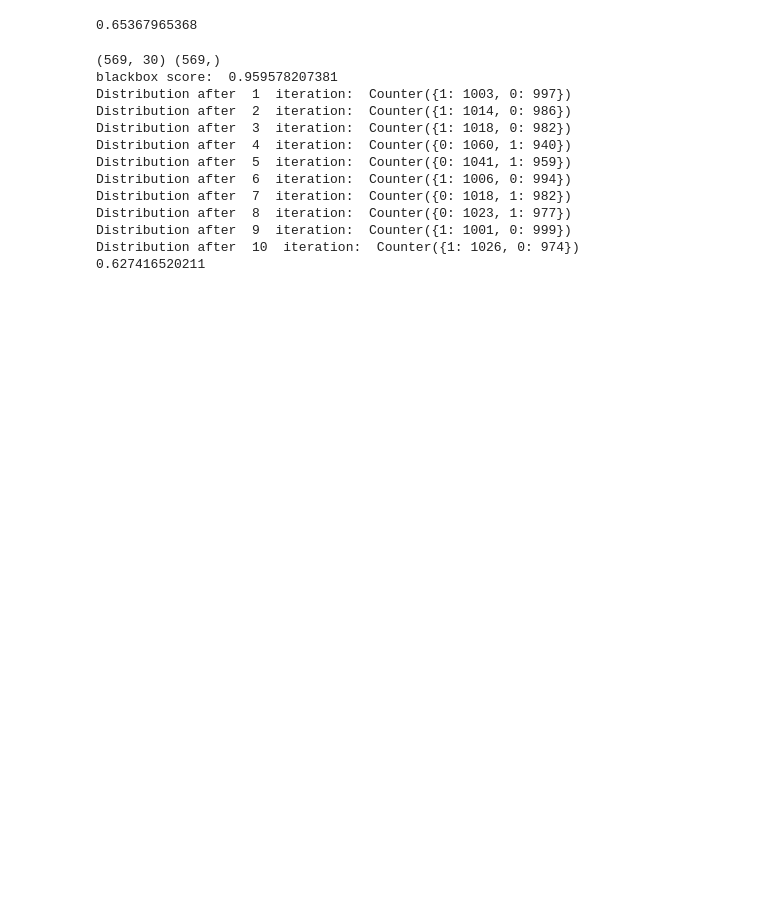
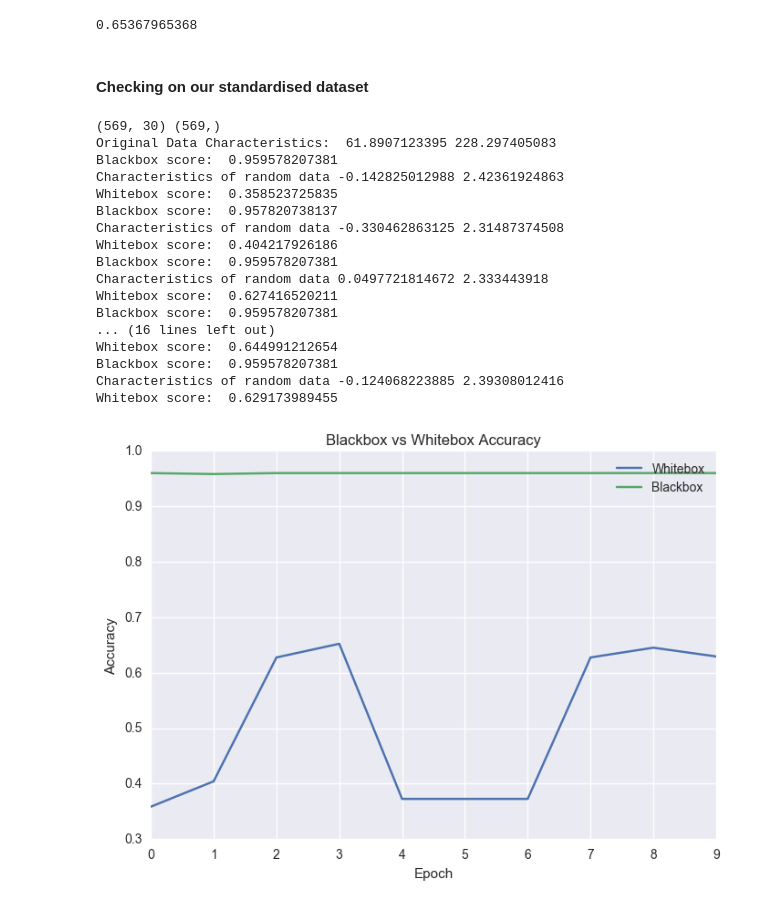
Before and after one commit to najeeb97khan/Cloning, a Jupyter notebook: Final/Experiment Sheet.ipynb, the cells around one changed output. Drawn from its saved outputs; the diff is of its cells as text; code cells hidden in the pictures; blank space fills up the shorter version.

Commit message:
GMM and equitable class distribution

```diff
--- a/Final/Experiment Sheet.ipynb
+++ b/Final/Experiment Sheet.ipynb
@@ -594,9 +596,11 @@ whitebox.fit(X_random, y_predict)
 print whitebox.score(X, y)
 # %% [output]
 0.65367965368
+# %% [markdown]
+#### Checking on our standardised dataset
 # %%
 ## Testing on some other models
-def equiRandom(blackbox, num_features, data_size=1000):
+def equiRandom(blackbox, num_features, data_size=1000, verbose=True):
     mean = np.random.normal(size=[num_features])
     cov = np.random.normal(size=[num_features,num_features])
 
@@ -625,7 +629,8 @@ def equiRandom(blackbox, num_features, data_size=1000):
         data = np.vstack((random_1, random_2))
         gmm.fit(data)
         new_data,_ = gmm.sample(n_samples=2000)
-        print 'Distribution after ', i, ' iteration: ', Counter(blackbox.predict(new_data))
+        if verbose:
+            print 'Distribution after ', i, ' iteration: ', Counter(blackbox.predict(new_data))
 
         X_random = new_data
         y_predict = blackbox.predict(X_random)
@@ -638,29 +643,53 @@ X = data.data
 y = data.target
 feature_names = data.feature_names
 print X.shape, y.shape
+print 'Original Data Characteristics: ', np.mean(X), np.std(X)
 
-blackbox = LogisticRegression()
-blackbox.fit(X, y)
-print 'blackbox score: ', blackbox.score(X, y)
-X_random, y_random = equiRandom(blackbox, num_features=X.shape[1])
+acb, acw = [],[]
+for i in range(10):
 
-whitebox = LogisticRegression()
-whitebox.fit(X_random, y_random)
-print whitebox.score(X, y)
+    blackbox = LogisticRegression()
+    blackbox.fit(X, y)
+    score = blackbox.score(X, y)
+    acb.append(score)
+    print 'Blackbox score: ', score
+
+    X_random, y_random = equiRandom(blackbox, num_features=X.shape[1], verbose=False)
+
+    print 'Characteristics of random data', np.mean(X_random), np.std(X_random)
+    whitebox = LogisticRegression()
+    whitebox.fit(X_random, y_random)
+    score = whitebox.score(X, y)
+    acw.append(score)
+    print 'Whitebox score: ', score
 # %% [output]
 (569, 30) (569,)
-blackbox score:  0.959578207381
-Distribution after  1  iteration:  Counter({1: 1003, 0: 997})
-Distribution after  2  iteration:  Counter({1: 1014, 0: 986})
-Distribution after  3  iteration:  Counter({1: 1018, 0: 982})
-Distribution after  4  iteration:  Counter({0: 1060, 1: 940})
-Distribution after  5  iteration:  Counter({0: 1041, 1: 959})
-Distribution after  6  iteration:  Counter({1: 1006, 0: 994})
-Distribution after  7  iteration:  Counter({0: 1018, 1: 982})
-Distribution after  8  iteration:  Counter({0: 1023, 1: 977})
-Distribution after  9  iteration:  Counter({1: 1001, 0: 999})
-Distribution after  10  iteration:  Counter({1: 1026, 0: 974})
-0.627416520211
+Original Data Characteristics:  61.8907123395 228.297405083
+Blackbox score:  0.959578207381
+Characteristics of random data -0.142825012988 2.42361924863
+Whitebox score:  0.358523725835
+Blackbox score:  0.957820738137
+Characteristics of random data -0.330462863125 2.31487374508
+Whitebox score:  0.404217926186
+Blackbox score:  0.959578207381
+Characteristics of random data 0.0497721814672 2.333443918
+Whitebox score:  0.627416520211
+Blackbox score:  0.959578207381
+... (16 lines left out)
+Whitebox score:  0.644991212654
+Blackbox score:  0.959578207381
+Characteristics of random data -0.124068223885 2.39308012416
+Whitebox score:  0.629173989455
+# %%
+plt.plot(acw, label='Whitebox')
+plt.plot(acb, label='Blackbox')
+plt.legend()
+plt.ylabel('Accuracy')
+plt.xlabel('Epoch')
+plt.title('Blackbox vs Whitebox Accuracy')
+plt.show()
+# %% [output]
+[figure, added]
 # %%
 ## Heart Dataset
 data = pd.read_csv('../data/heart.csv')
```
Also changed, not shown: parts of 12 cells of this notebook.
